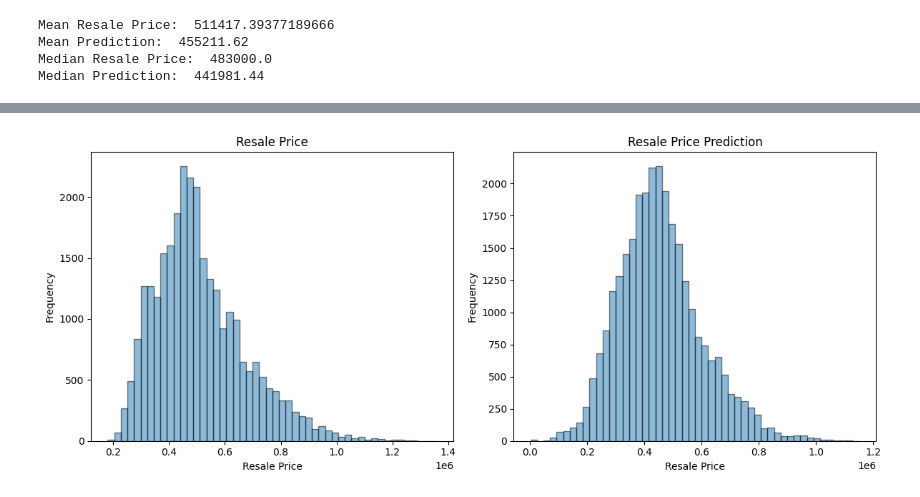
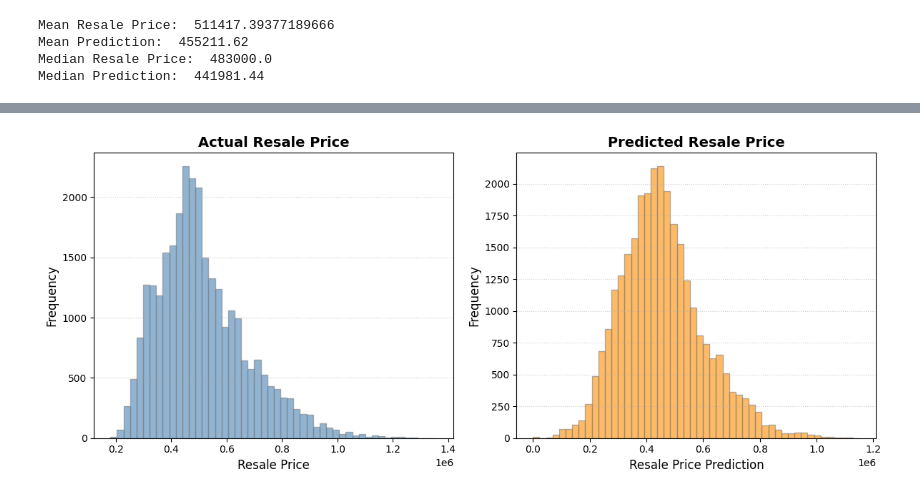
Before and after one commit to luksz/SC4001-Assignment-1, a Jupyter notebook: Tan_Pin_Yee_Part_B_1.ipynb, the cells around one changed output, grey strips where cells are left out. Cells and saved outputs as stored; diff of their text form; code cells hidden in the pictures.

```diff
--- a/Tan_Pin_Yee_Part_B_1.ipynb
+++ b/Tan_Pin_Yee_Part_B_1.ipynb
@@ -312,17 +322,23 @@ plt.show()
 # %%
+import matplotlib.pyplot as plt
+
 fig, (ax1, ax2) = plt.subplots(1, 2, figsize=(12, 5))
 
-ax1.hist(pred_df["resale_price"], bins=50, alpha=0.5, edgecolor='black')
-ax1.set_xlabel('Resale Price')
-ax1.set_ylabel('Frequency')
-ax1.set_title('Resale Price')
+# Adjust the appearance of the first histogram
+ax1.hist(pred_df["resale_price"], bins=50, alpha=0.6, edgecolor='gray', color='steelblue')
+ax1.set_xlabel('Resale Price', fontsize=12, fontweight='medium')
+ax1.set_ylabel('Frequency', fontsize=12, fontweight='medium')
+ax1.set_title('Actual Resale Price', fontsize=14, fontweight='semibold')
+ax1.grid(axis='y', linestyle=':', alpha=0.6)
 
-ax2.hist(pred_df["resale_price_prediction"], bins=50, alpha=0.5, edgecolor='black')
-ax2.set_xlabel('Resale Price')
-ax2.set_ylabel('Frequency')
-ax2.set_title('Resale Price Prediction')
+# Adjust the appearance of the second histogram
+ax2.hist(pred_df["resale_price_prediction"], bins=50, alpha=0.6, edgecolor='gray', color='darkorange')
+ax2.set_xlabel('Resale Price Prediction', fontsize=12, fontweight='medium')
+ax2.set_ylabel('Frequency', fontsize=12, fontweight='medium')
+ax2.set_title('Predicted Resale Price', fontsize=14, fontweight='semibold')
+ax2.grid(axis='y', linestyle=':', alpha=0.6)
 
 plt.tight_layout()
 plt.show()
 # %% [output]
-[figure, old version]
+[figure, new version]
```
Also changed, not shown: parts of 4 cells of this notebook, 11 other files.
